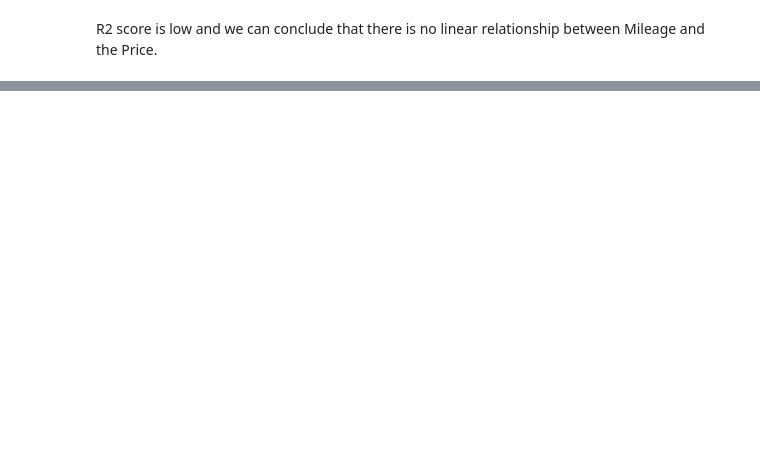
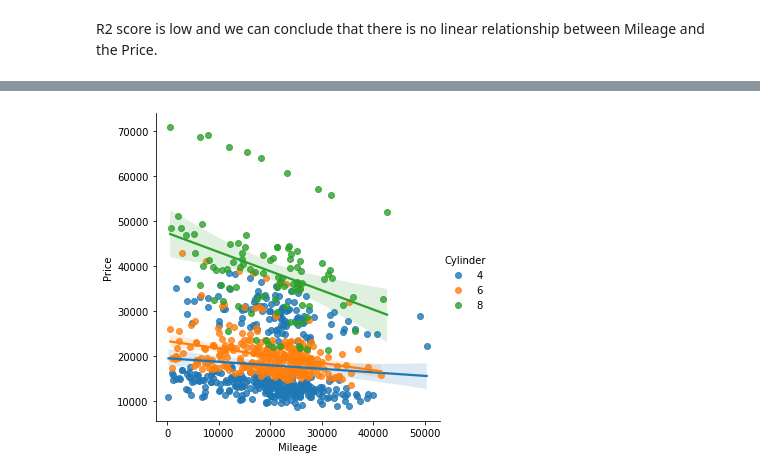
Before and after one commit to sktdebnath/Task_6, a Jupyter notebook: Assignment_8_Saikat.ipynb, the cells around one changed output, grey strips where cells are left out. Saved outputs shown, nothing was run; the diff lists cells and outputs as text; code cells hidden in the pictures; blank space fills up the shorter version.

```diff
--- a/Assignment_8_Saikat.ipynb
+++ b/Assignment_8_Saikat.ipynb
@@ -310,0 +175,5 @@ Index(['Price', 'Mileage', 'Make', 'Model', 'Trim', 'Type', 'Cylinder',
+# %%
+#mileage, cylinders, liters, doors, cruise, sound, and leather to find the linear regression equation
+sns.lmplot(x="Mileage", y="Price", data=df, hue="Cylinder");
+# %% [output]
+[figure, added]
```
Also changed, not shown: parts of 47 cells of this notebook.
